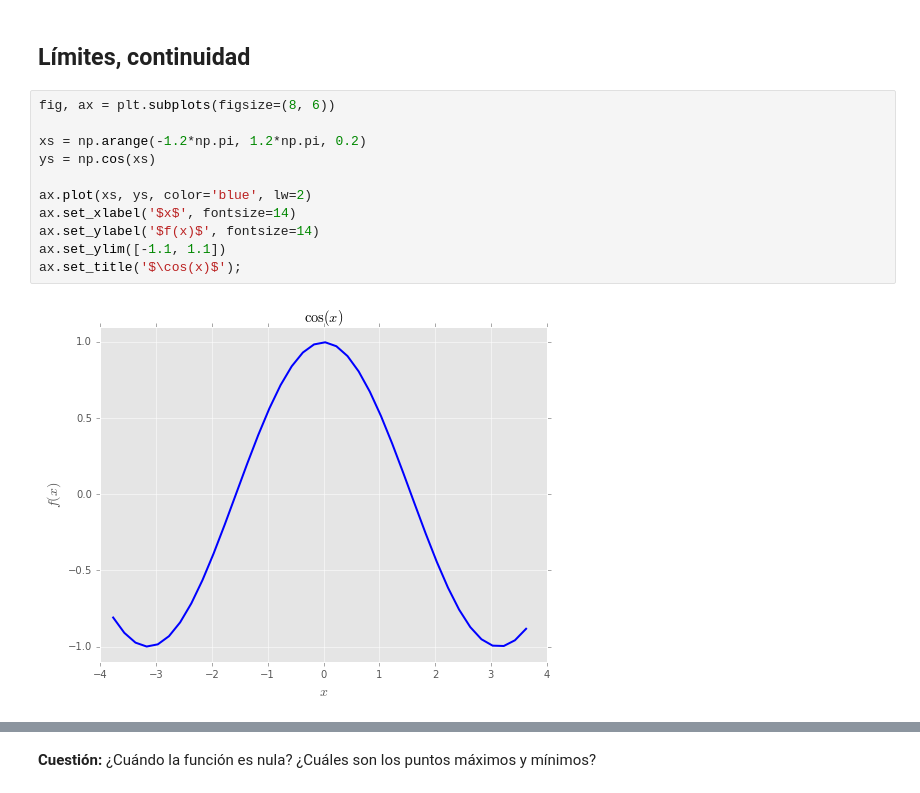
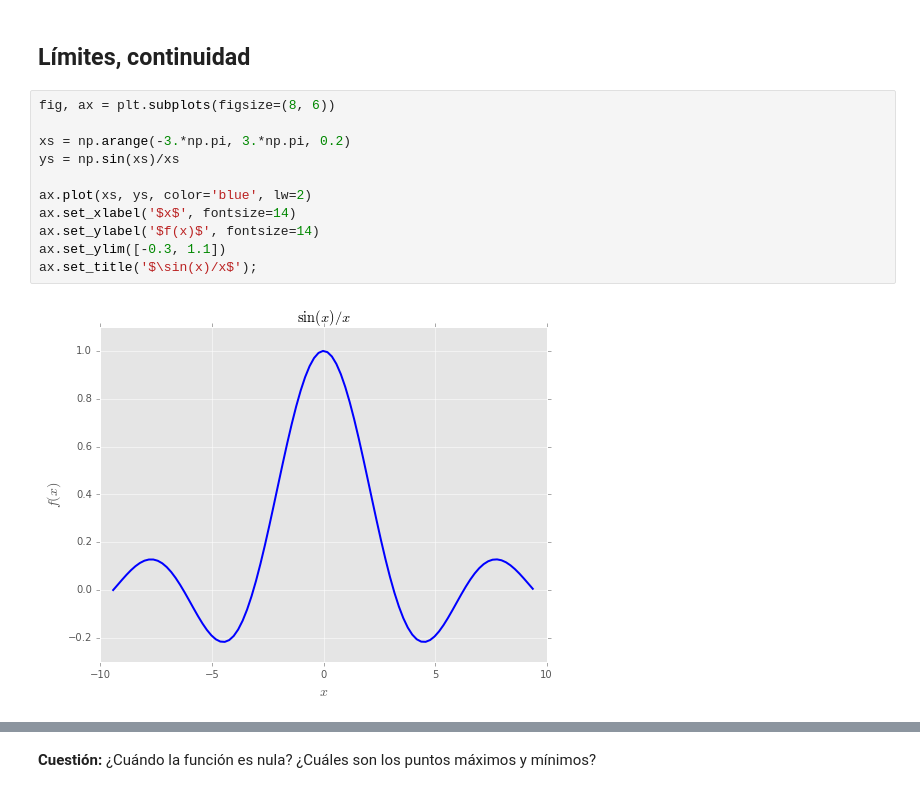
Before and after one commit to XoelSixto/uscmathcourse, a Jupyter notebook: derivadas_cuestiones.ipynb, the cells around one changed output, grey strips where cells are left out. Drawn from its saved outputs; the diff is of its cells as text.

```diff
--- a/derivadas_cuestiones.ipynb
+++ b/derivadas_cuestiones.ipynb
@@ -85,14 +87,14 @@ La figura es un plano. ¿Dónde está el origen? ¿Cual es el valor de $z$ en el
 # %%
 fig, ax = plt.subplots(figsize=(8, 6))
 
-xs = np.arange(-1.2*np.pi, 1.2*np.pi, 0.2)
-ys = np.cos(xs)
+xs = np.arange(-3.*np.pi, 3.*np.pi, 0.2)
+ys = np.sin(xs)/xs
 
 ax.plot(xs, ys, color='blue', lw=2)
 ax.set_xlabel('$x$', fontsize=14)
 ax.set_ylabel('$f(x)$', fontsize=14)
-ax.set_ylim([-1.1, 1.1])
-ax.set_title('$\cos(x)$');
+ax.set_ylim([-0.3, 1.1])
+ax.set_title('$\sin(x)/x$');
 # %% [output]
-[figure, old version]
+[figure, new version]
 # %% [markdown]
```
Also changed, not shown: parts of 10 cells of this notebook, 1 other file.
